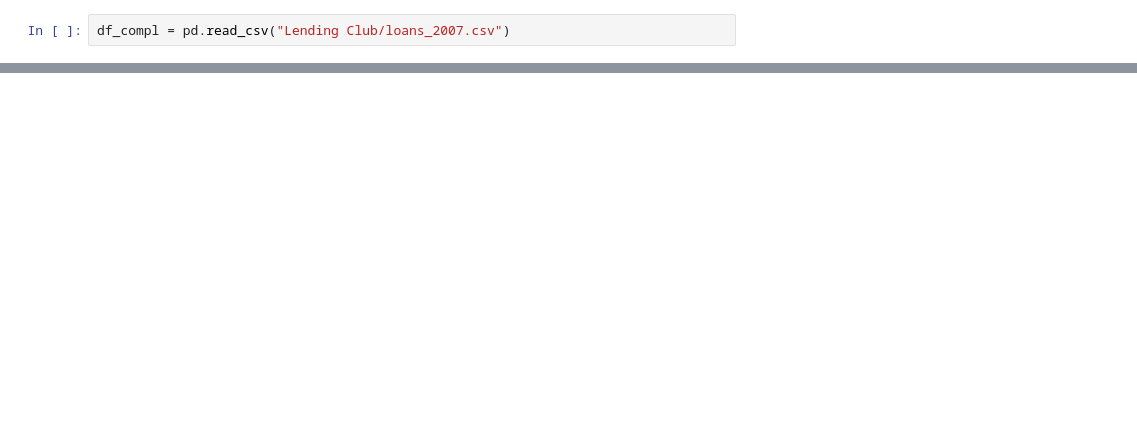
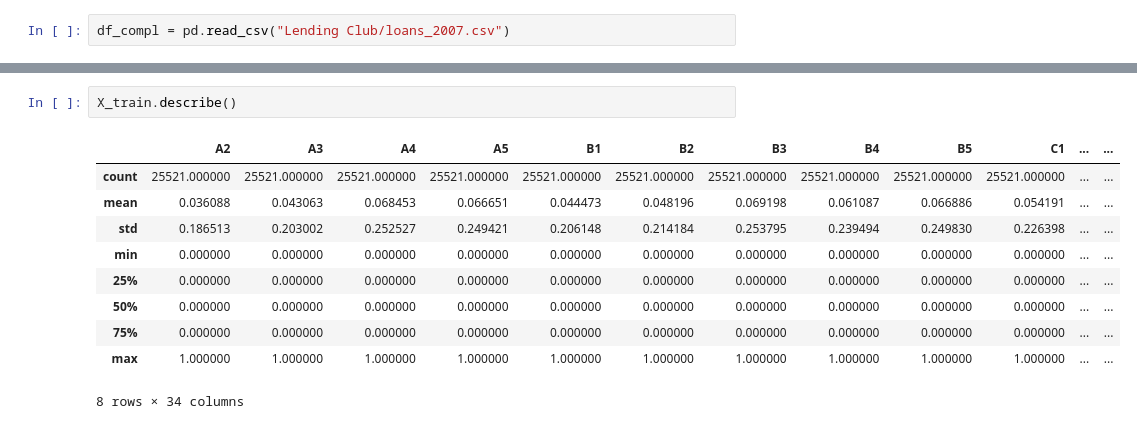
Before and after one commit to amStraszenrand/NeueFische-2nd_Project, a Jupyter notebook: Lending Club YC.ipynb, the cells around one changed output, grey strips where cells are left out. Cells and saved outputs as stored; diff of their text form; blank space fills up the shorter version.

```diff
--- a/Lending Club YC.ipynb
+++ b/Lending Club YC.ipynb
@@ -23,0 +147,13 @@ df.info()
+# %%
+X_train.describe()
+# %% [output]
+|  | A2 | A3 | A4 | A5 | B1 | B2 | B3 | B4 | B5 | C1 | ... | ... |
+| count | 25521.000000 | 25521.000000 | 25521.000000 | 25521.000000 | 25521.000000 | 25521.000000 | 25521.000000 | 25521.000000 | 25521.000000 | 25521.000000 | ... | ... |
+| mean | 0.036088 | 0.043063 | 0.068453 | 0.066651 | 0.044473 | 0.048196 | 0.069198 | 0.061087 | 0.066886 | 0.054191 | ... | ... |
+| std | 0.186513 | 0.203002 | 0.252527 | 0.249421 | 0.206148 | 0.214184 | 0.253795 | 0.239494 | 0.249830 | 0.226398 | ... | ... |
+| min | 0.000000 | 0.000000 | 0.000000 | 0.000000 | 0.000000 | 0.000000 | 0.000000 | 0.000000 | 0.000000 | 0.000000 | ... | ... |
+| 25% | 0.000000 | 0.000000 | 0.000000 | 0.000000 | 0.000000 | 0.000000 | 0.000000 | 0.000000 | 0.000000 | 0.000000 | ... | ... |
+| 50% | 0.000000 | 0.000000 | 0.000000 | 0.000000 | 0.000000 | 0.000000 | 0.000000 | 0.000000 | 0.000000 | 0.000000 | ... | ... |
+| 75% | 0.000000 | 0.000000 | 0.000000 | 0.000000 | 0.000000 | 0.000000 | 0.000000 | 0.000000 | 0.000000 | 0.000000 | ... | ... |
+| max | 1.000000 | 1.000000 | 1.000000 | 1.000000 | 1.000000 | 1.000000 | 1.000000 | 1.000000 | 1.000000 | 1.000000 | ... | ... |
+8 rows × 34 columns
```
Also changed, not shown: parts of 52 cells of this notebook, 2 other files.
